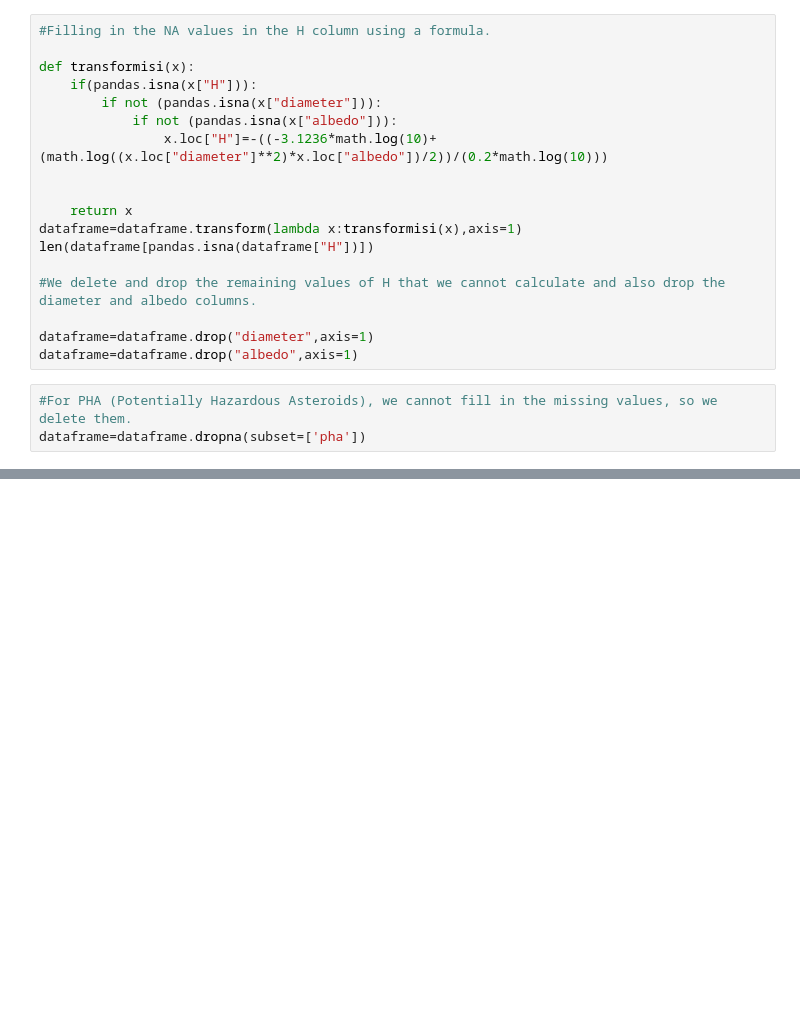
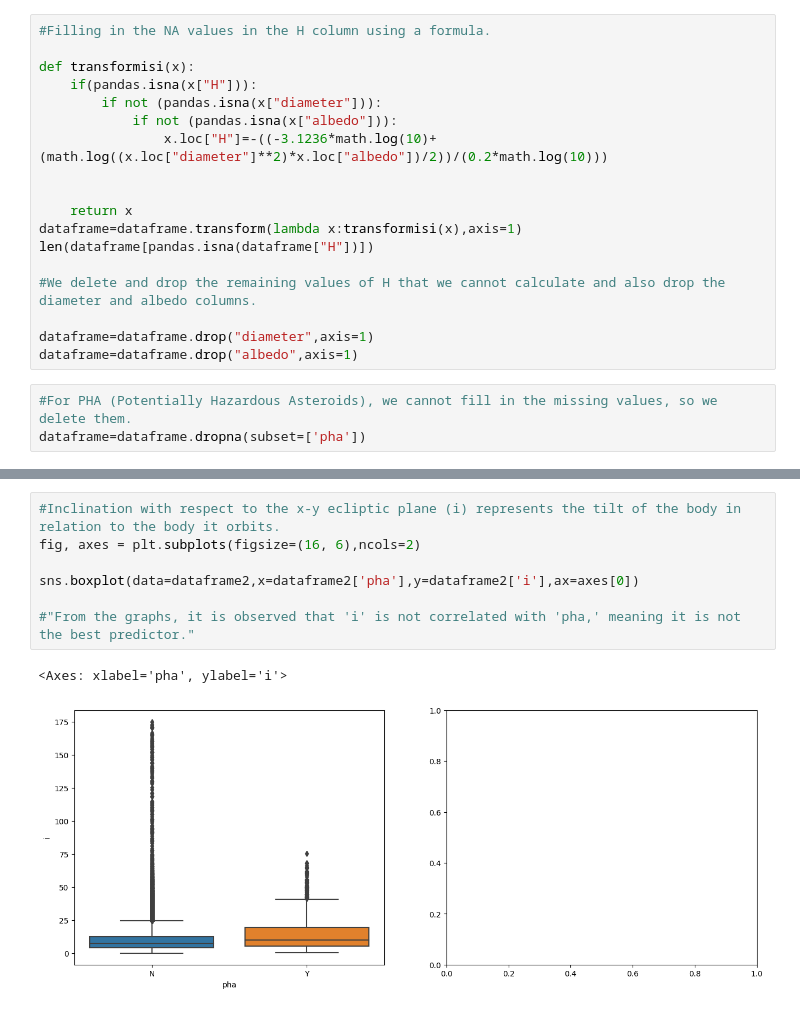
Before and after one commit to AndrijaLazic/AsteroidDetectionModel, a Jupyter notebook: Project.ipynb, the cells around one changed output, grey strips where cells are left out. Saved outputs shown, nothing was run; the diff lists cells and outputs as text; blank space fills up the shorter version.

```diff
--- a/Project.ipynb
+++ b/Project.ipynb
@@ -225,0 +353,10 @@ dataframe.info()
+# %%
+#Inclination with respect to the x-y ecliptic plane (i) represents the tilt of the body in relation to the body it orbits.
+fig, axes = plt.subplots(figsize=(16, 6),ncols=2)
+
+sns.boxplot(data=dataframe2,x=dataframe2['pha'],y=dataframe2['i'],ax=axes[0])
+
+#"From the graphs, it is observed that 'i' is not correlated with 'pha,' meaning it is not the best predictor."
+# %% [output]
+<Axes: xlabel='pha', ylabel='i'>
+[figure, added]
```
Also changed, not shown: parts of 7 cells of this notebook, 1 other file.
